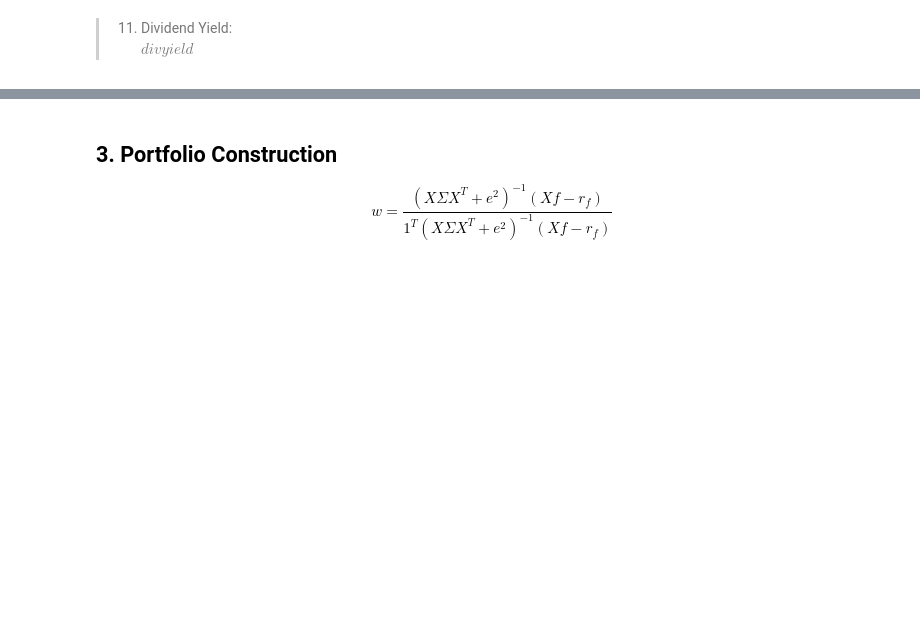
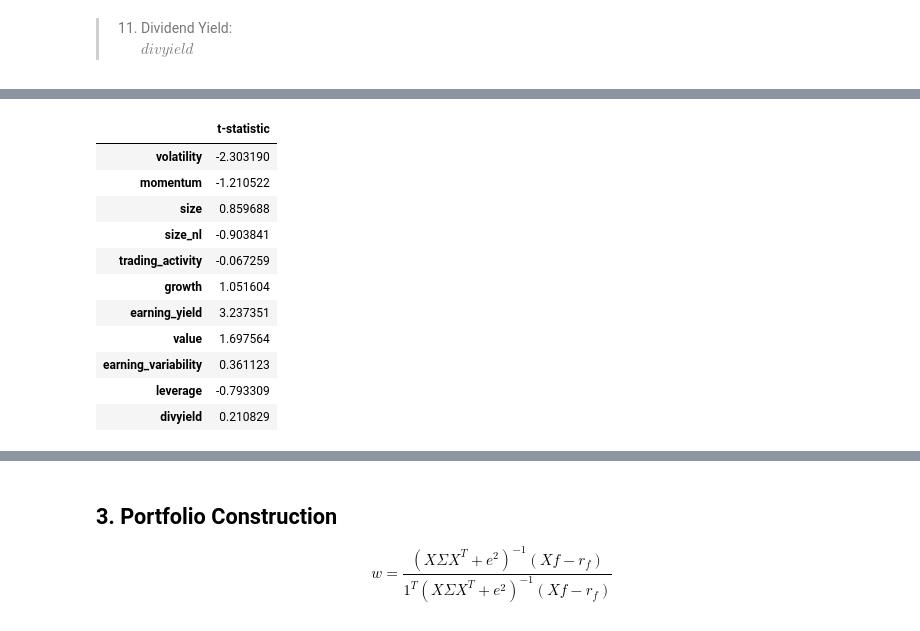
Before and after one commit to icelord91/mf803_proj_barra, a Jupyter notebook: manuscript.ipynb, the cells around one changed output, grey strips where cells are left out. Saved outputs shown, nothing was run; the diff lists cells and outputs as text; code cells hidden in the pictures; blank space fills up the shorter version.

```diff
--- a/manuscript.ipynb
+++ b/manuscript.ipynb
@@ -220,0 +205,15 @@ for factor in factors:
+# %%
+pd.DataFrame(f.mean() / f.std() * np.sqrt(f.dropna().shape[0]), columns=['t-statistic'])
+# %% [output]
+|  | t-statistic |
+| volatility | -2.303190 |
+| momentum | -1.210522 |
+| size | 0.859688 |
+| size_nl | -0.903841 |
+| trading_activity | -0.067259 |
+| growth | 1.051604 |
+| earning_yield | 3.237351 |
+| value | 1.697564 |
+| earning_variability | 0.361123 |
+| leverage | -0.793309 |
+| divyield | 0.210829 |
```
Also changed, not shown: parts of 12 cells of this notebook.
